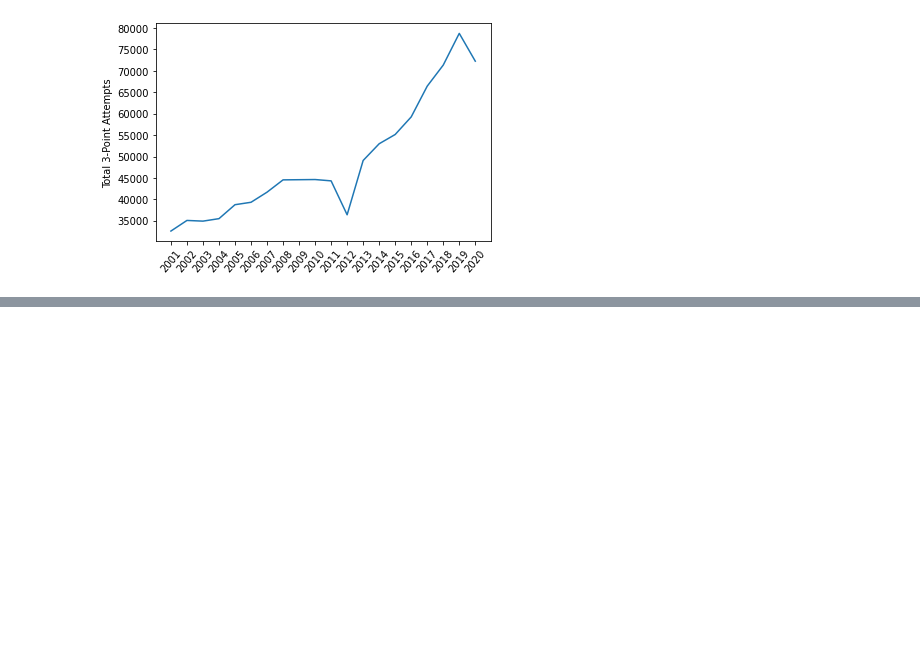
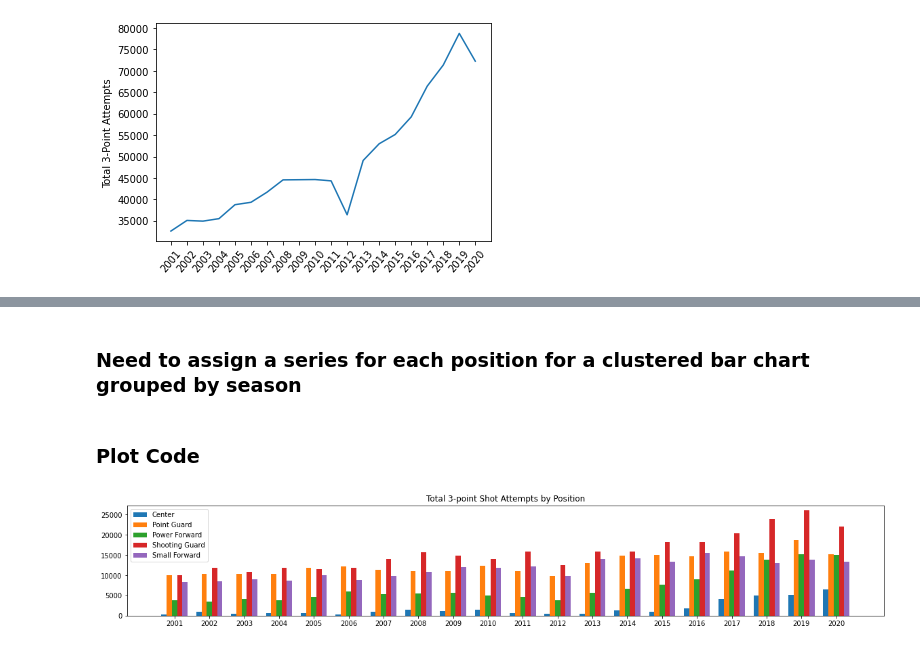
Before and after one commit to MManahan/NBA-Data-Project, a Jupyter notebook: EDA.ipynb, the cells around one changed output, grey strips where cells are left out. Saved outputs shown, nothing was run; the diff lists cells and outputs as text; code cells hidden in the pictures; blank space fills up the shorter version.

```diff
--- a/EDA.ipynb
+++ b/EDA.ipynb
@@ -5,7 +5,7 @@ import numpy as np
 # %% [markdown]
 #### How many unique players are there in the dataset?
 # %%
-all_data = pd.read_csv("Yearly_Player_Statistics_Data\All_Seasons_Data.csv")
+all_data = pd.read_csv("Yearly_Player_Statistics_Data\Combined_Data\All_Seasons_Data.csv")
 all_data.head()
 # %% [output]
 |  | Unnamed: 0 | slug | name | positions | age | team | games_played | games_started | ... |
@@ -73,0 +92,33 @@ plt.plot(y)
+# %% [markdown]
+### Need to assign a series for each position for a clustered bar chart grouped by season
+# %%
+center = all_data[all_data['positions'] == "CENTER"].groupby(['season'])['attempted_three_point_field_goals'].sum()
+point_guard = all_data[all_data['positions'] == "POINT GUARD"].groupby(['season'])['attempted_three_point_field_goals'].sum()
+power_forward = all_data[all_data['positions'] == "POWER FORWARD"].groupby(['season'])['attempted_three_point_field_goals'].sum()
+shooting_guard = all_data[all_data['positions'] == "SHOOTING GUARD"].groupby(['season'])['attempted_three_point_field_goals'].sum()
+small_forward = all_data[all_data['positions'] == "SMALL FORWARD"].groupby(['season'])['attempted_three_point_field_goals'].sum()
+# %% [markdown]
+### Plot Code
+# %%
+width = 0.15
+x = center.index
+
+bar_c = np.arange(len(x))
+bar_pg = [i+width for i in bar_c]
+bar_pf = [i+width for i in bar_pg]
+bar_sg = [i+width for i in bar_pf]
+bar_sf = [i+width for i in bar_sg]
+
+plt.figure(figsize=(20, 3))
+plt.bar(bar_c, center.values, width,  label='Center')
+plt.bar(bar_pg, point_guard.values, width,  label='Point Guard')
+plt.bar(bar_pf, power_forward.values, width, label='Power Forward')
+plt.bar(bar_sg, shooting_guard.values, width, label='Shooting Guard')
+plt.bar(bar_sf, small_forward.values, width, label='Small Forward')
+
+plt.xticks(bar_c+ width*2 ,x)
+plt.title('Total 3-point Shot Attempts by Position')
+plt.legend()
+plt.show()
+# %% [output]
+[figure, added]
```
Also changed, not shown: parts of 3 cells of this notebook, 5 other files.
